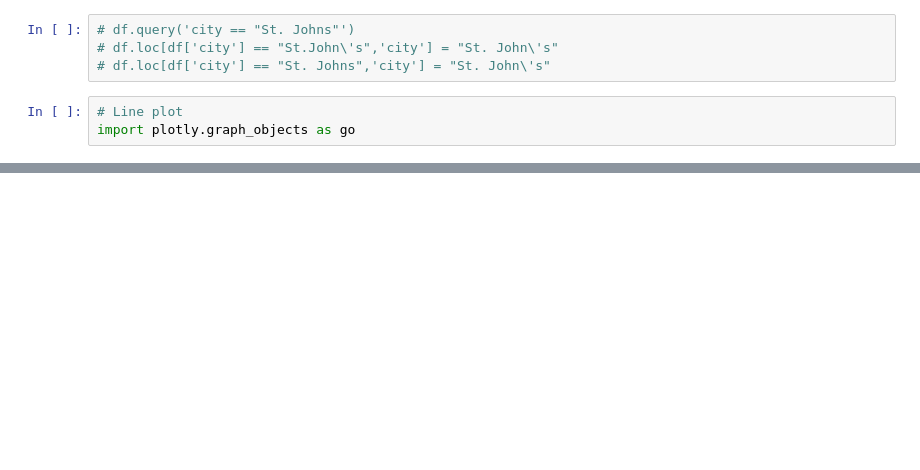
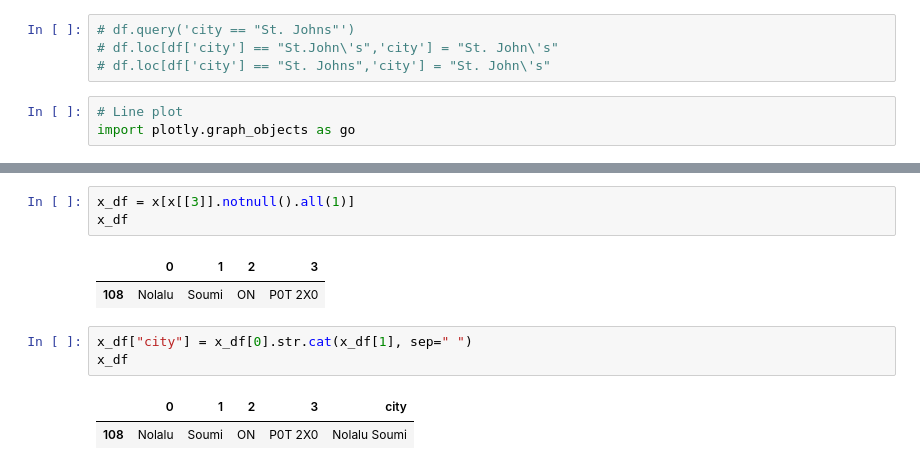
Before and after one commit to mogopaly87/mls_rest_api, a Jupyter notebook: dash_tutorial.ipynb, the cells around one changed output, grey strips where cells are left out. Saved outputs shown, nothing was run; the diff lists cells and outputs as text; blank space fills up the shorter version.

```diff
--- a/dash_tutorial.ipynb
+++ b/dash_tutorial.ipynb
@@ -47,0 +144,12 @@ px.histogram(data_frame=df,
+# %%
+x_df = x[x[[3]].notnull().all(1)]
+x_df
+# %% [output]
+|  | 0 | 1 | 2 | 3 |
+| 108 | Nolalu | Soumi | ON | P0T 2X0 |
+# %%
+x_df["city"] = x_df[0].str.cat(x_df[1], sep=" ")
+x_df
+# %% [output]
+|  | 0 | 1 | 2 | 3 | city |
+| 108 | Nolalu | Soumi | ON | P0T 2X0 | Nolalu Soumi |
```
Also changed, not shown: parts of 18 cells of this notebook, 5 other files.
